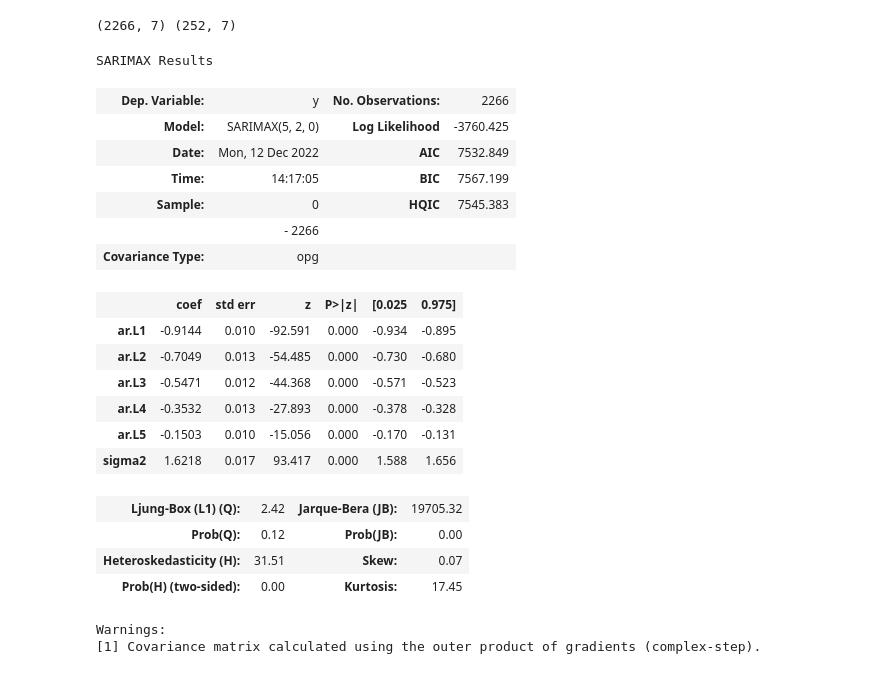
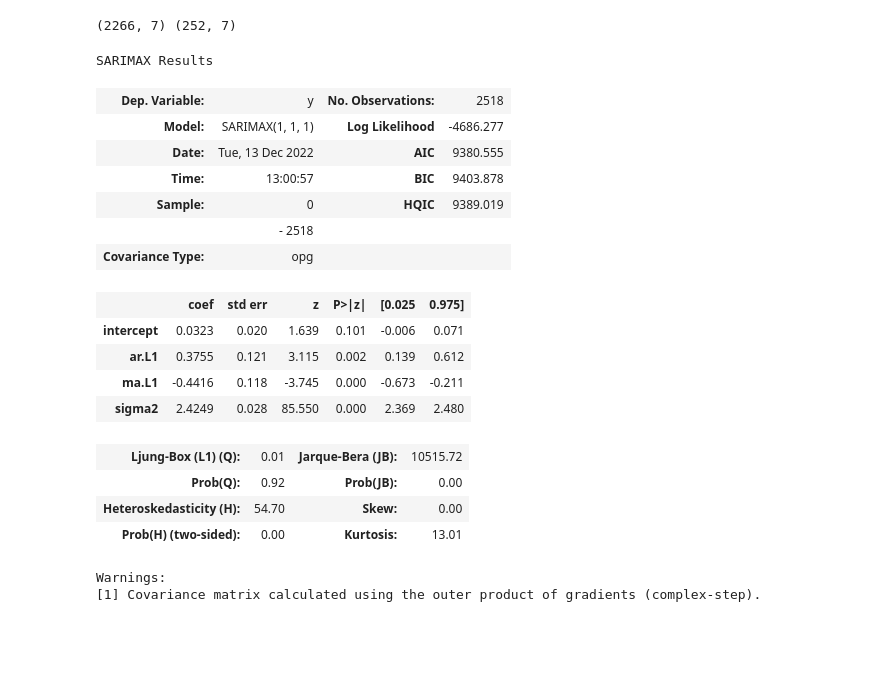
Before and after one commit to grantc00/Capstone-2, a Jupyter notebook: Capstone2.ipynb, the cells around one changed output. Drawn from its saved outputs; the diff is of its cells as text; code cells hidden in the pictures; blank space fills up the shorter version.

```diff
--- a/Capstone2.ipynb
+++ b/Capstone2.ipynb
@@ -392,28 +393,26 @@ print(train.shape, test.shape)
 # %% [output]
 (2266, 7) (252, 7)
 # %%
-model_auto = auto_arima(train['Adj Close'])
+model_auto = auto_arima(df_aapl['Adj Close'])
 model_auto.summary()
 # %% [output]
 SARIMAX Results
-| Dep. Variable: | y | No. Observations: | 2266 |
-| Model: | SARIMAX(5, 2, 0) | Log Likelihood | -3760.425 |
-| Date: | Mon, 12 Dec 2022 | AIC | 7532.849 |
-| Time: | 14:17:05 | BIC | 7567.199 |
-| Sample: | 0 | HQIC | 7545.383 |
-|  | - 2266 |  |  |
+| Dep. Variable: | y | No. Observations: | 2518 |
+| Model: | SARIMAX(1, 1, 1) | Log Likelihood | -4686.277 |
+| Date: | Tue, 13 Dec 2022 | AIC | 9380.555 |
+| Time: | 13:00:57 | BIC | 9403.878 |
+| Sample: | 0 | HQIC | 9389.019 |
+|  | - 2518 |  |  |
 | Covariance Type: | opg |  |  |
 |  | coef | std err | z | P>|z| | [0.025 | 0.975] |
-| ar.L1 | -0.9144 | 0.010 | -92.591 | 0.000 | -0.934 | -0.895 |
-| ar.L2 | -0.7049 | 0.013 | -54.485 | 0.000 | -0.730 | -0.680 |
-| ar.L3 | -0.5471 | 0.012 | -44.368 | 0.000 | -0.571 | -0.523 |
-| ar.L4 | -0.3532 | 0.013 | -27.893 | 0.000 | -0.378 | -0.328 |
-| ar.L5 | -0.1503 | 0.010 | -15.056 | 0.000 | -0.170 | -0.131 |
-| sigma2 | 1.6218 | 0.017 | 93.417 | 0.000 | 1.588 | 1.656 |
+| intercept | 0.0323 | 0.020 | 1.639 | 0.101 | -0.006 | 0.071 |
+| ar.L1 | 0.3755 | 0.121 | 3.115 | 0.002 | 0.139 | 0.612 |
+| ma.L1 | -0.4416 | 0.118 | -3.745 | 0.000 | -0.673 | -0.211 |
+| sigma2 | 2.4249 | 0.028 | 85.550 | 0.000 | 2.369 | 2.480 |
-| Ljung-Box (L1) (Q): | 2.42 | Jarque-Bera (JB): | 19705.32 |
-| Prob(Q): | 0.12 | Prob(JB): | 0.00 |
-| Heteroskedasticity (H): | 31.51 | Skew: | 0.07 |
-| Prob(H) (two-sided): | 0.00 | Kurtosis: | 17.45 |
+| Ljung-Box (L1) (Q): | 0.01 | Jarque-Bera (JB): | 10515.72 |
+| Prob(Q): | 0.92 | Prob(JB): | 0.00 |
+| Heteroskedasticity (H): | 54.70 | Skew: | 0.00 |
+| Prob(H) (two-sided): | 0.00 | Kurtosis: | 13.01 |
 Warnings:
 [1] Covariance matrix calculated using the outer product of gradients (complex-step).
 # %%
```
Also changed, not shown: parts of 5 cells of this notebook.
